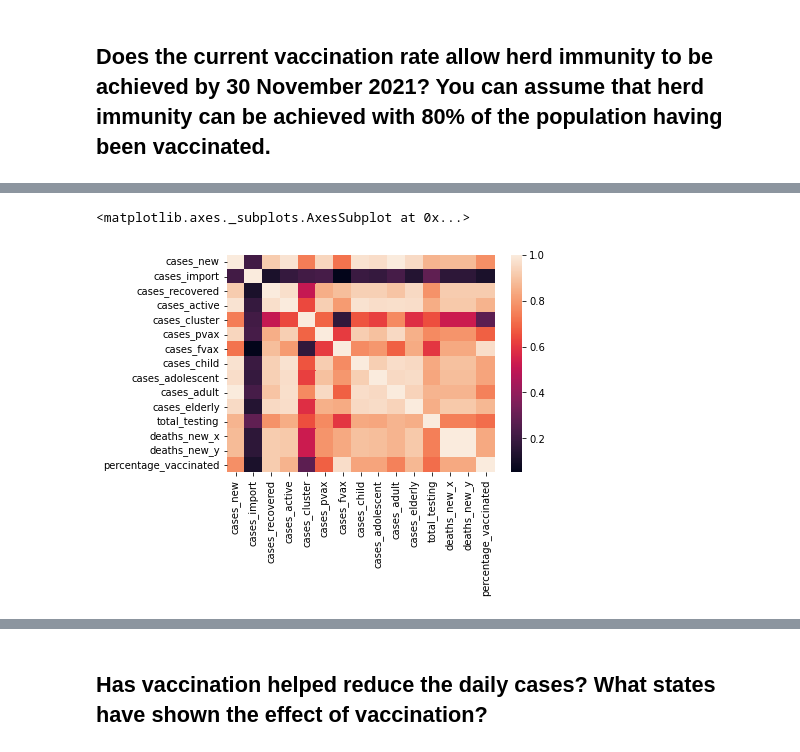
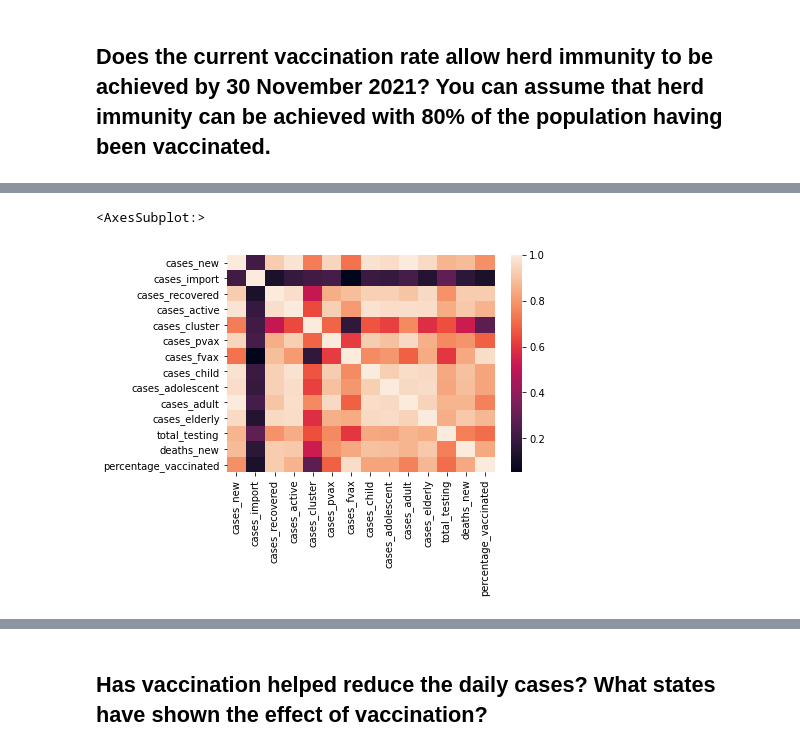
Before and after one commit to sidharrth2002/covid-streamlit-2, a Jupyter notebook: exploration.ipynb, the cells around one changed output, grey strips where cells are left out. Drawn from its saved outputs; the diff is of its cells as text; code cells hidden in the pictures.

```diff
--- a/exploration.ipynb
+++ b/exploration.ipynb
@@ -992,12 +984,12 @@ vax_malaysia.plot.line(x='date', y='percentage_vaccinated', figsize=(20,10))
 [figure]
 # %%
 cases_testing_deaths_vax = cases_malaysia.merge(tests_malaysia, on='date')
-cases_testing_deaths_vax = cases_testing_deaths.merge(deaths_malaysia, on='date')
+cases_testing_deaths_vax = cases_testing_deaths_vax.merge(deaths_malaysia, on='date')
 cases_testing_deaths_vax = cases_testing_deaths_vax.merge(vax_malaysia[['date', 'percentage_vaccinated']], on='date')
 sns.heatmap(cases_testing_deaths_vax.corr())
 # %% [output]
-<matplotlib.axes._subplots.AxesSubplot at 0x...>
+<AxesSubplot:>
-[figure, old version]
+[figure, new version]
 # %%
 !pip install boruta
 # %% [output]
```
Also changed, not shown: parts of 24 cells of this notebook, 1 other file.
